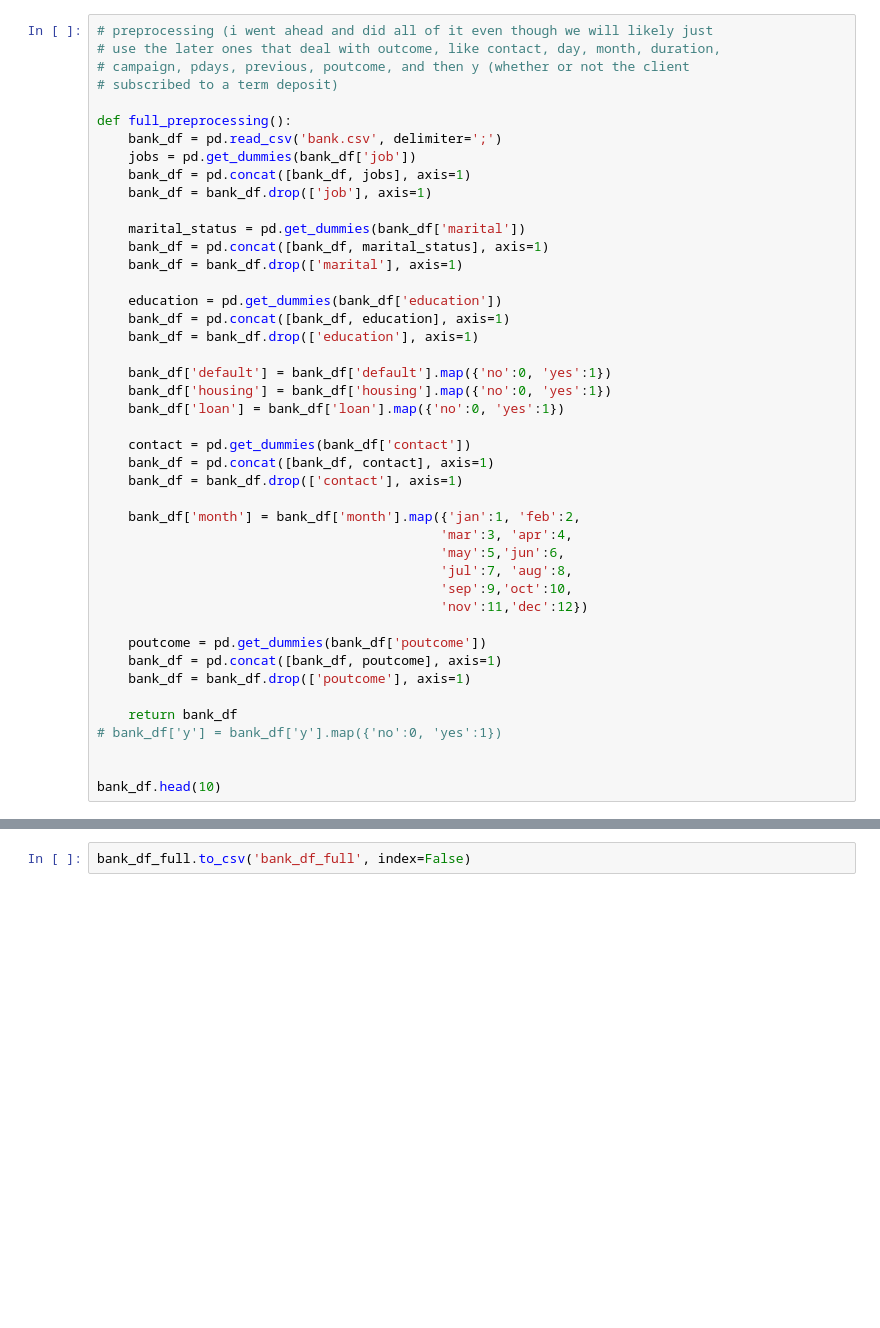
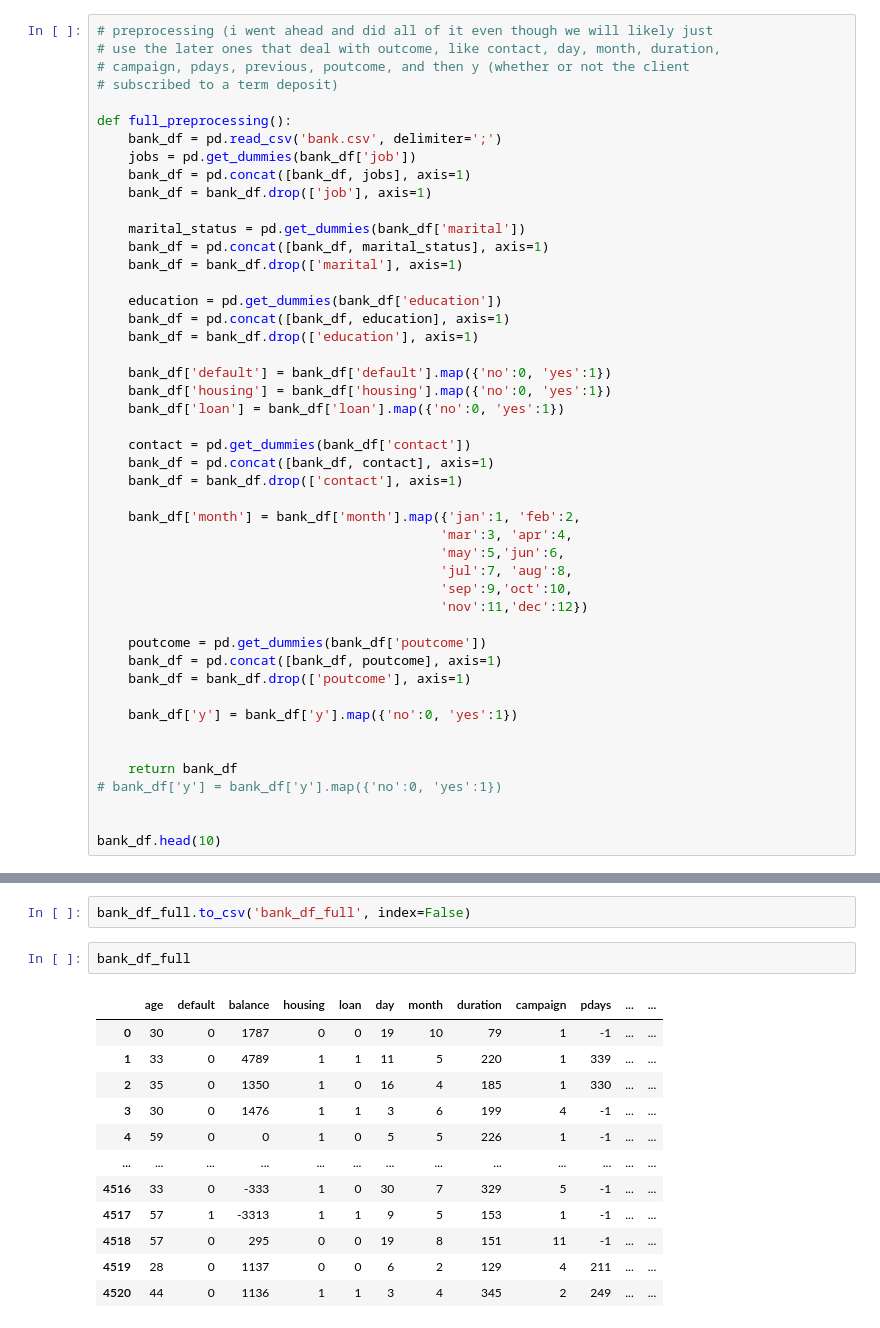
Before and after one commit to tsdandekar24/final_project, a Jupyter notebook: data_cleaning.ipynb, the cells around one changed output, grey strips where cells are left out. Cells and saved outputs as stored; diff of their text form; blank space fills up the shorter version.

```diff
--- a/data_cleaning.ipynb
+++ b/data_cleaning.ipynb
@@ -58,6 +58,9 @@ def full_preprocessing():
     bank_df = pd.concat([bank_df, poutcome], axis=1)
     bank_df = bank_df.drop(['poutcome'], axis=1)
 
+    bank_df['y'] = bank_df['y'].map({'no':0, 'yes':1})
+
+
     return bank_df
 # bank_df['y'] = bank_df['y'].map({'no':0, 'yes':1})
 
@@ -111,3 +114,18 @@ roughly 1:8 (yes : no)
 Maybe oversampling isn't needed
 # %%
 bank_df_full.to_csv('bank_df_full', index=False)
+# %%
+bank_df_full
+# %% [output]
+|  | age | default | balance | housing | loan | day | month | duration | campaign | pdays | ... | ... |
+| 0 | 30 | 0 | 1787 | 0 | 0 | 19 | 10 | 79 | 1 | -1 | ... | ... |
+| 1 | 33 | 0 | 4789 | 1 | 1 | 11 | 5 | 220 | 1 | 339 | ... | ... |
+| 2 | 35 | 0 | 1350 | 1 | 0 | 16 | 4 | 185 | 1 | 330 | ... | ... |
+| 3 | 30 | 0 | 1476 | 1 | 1 | 3 | 6 | 199 | 4 | -1 | ... | ... |
+| 4 | 59 | 0 | 0 | 1 | 0 | 5 | 5 | 226 | 1 | -1 | ... | ... |
+| ... | ... | ... | ... | ... | ... | ... | ... | ... | ... | ... | ... | ... |
+| 4516 | 33 | 0 | -333 | 1 | 0 | 30 | 7 | 329 | 5 | -1 | ... | ... |
+| 4517 | 57 | 1 | -3313 | 1 | 1 | 9 | 5 | 153 | 1 | -1 | ... | ... |
+| 4518 | 57 | 0 | 295 | 0 | 0 | 19 | 8 | 151 | 11 | -1 | ... | ... |
+| 4519 | 28 | 0 | 1137 | 0 | 0 | 6 | 2 | 129 | 4 | 211 | ... | ... |
+| 4520 | 44 | 0 | 1136 | 1 | 1 | 3 | 4 | 345 | 2 | 249 | ... | ... |
```
Also changed, not shown: parts of 3 cells of this notebook.
